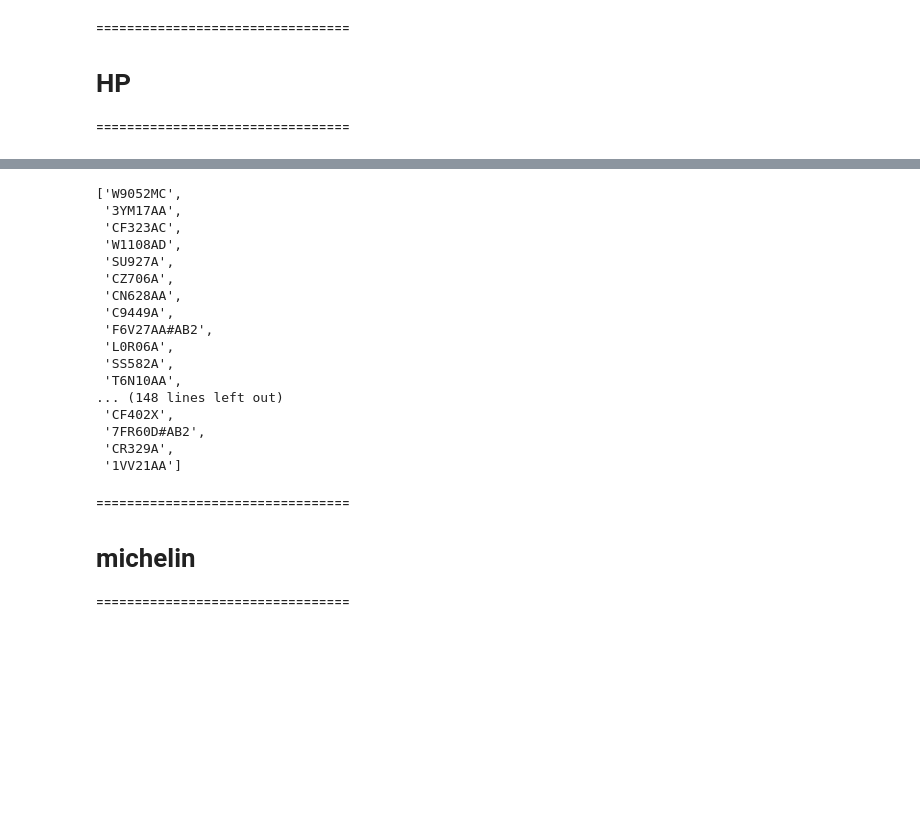
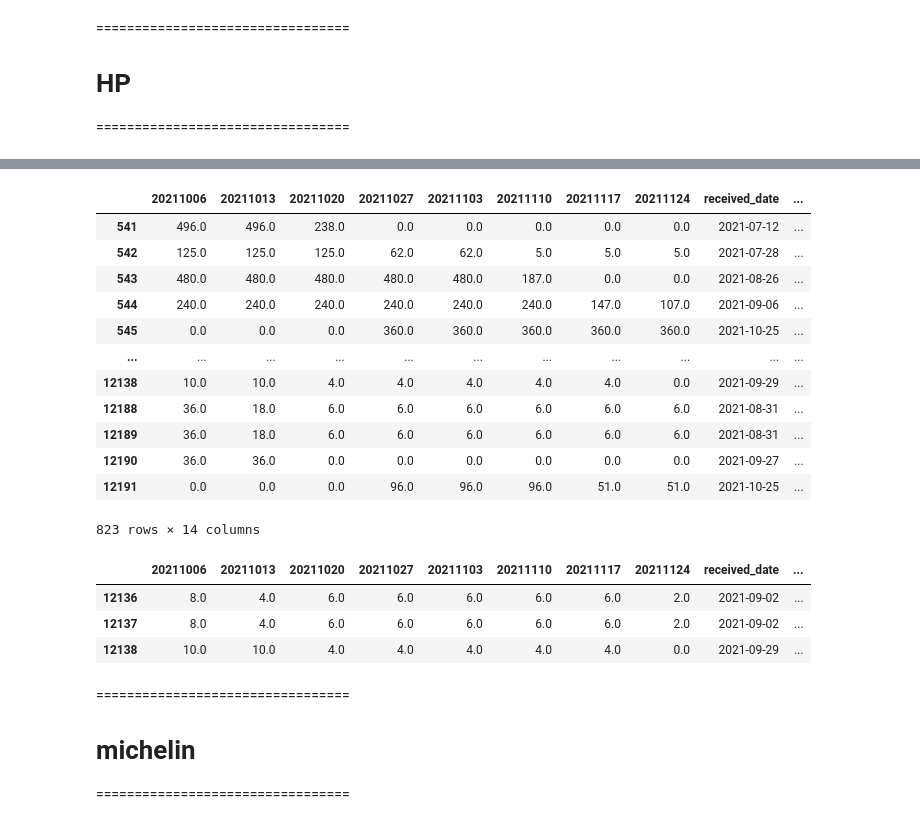
Before and after one commit to fyenne/play10_inv, a Jupyter notebook: inv_fifo.ipynb, the cells around one changed output, grey strips where cells are left out. Cells and saved outputs as stored; diff of their text form; code cells hidden in the pictures; blank space fills up the shorter version.

```diff
--- a/inv_fifo.ipynb
+++ b/inv_fifo.ipynb
@@ -164,8 +156,18 @@ view = output(df_err_bose,df0_bose)
 # %%
+view = output(df_err_bose,df0_bose)
+# 1000全新 3000退货 4000破损产品-
 def ou_level_lock_codes(lock_code_to_eliminate):
+    """
+    正则. lock_code 需要被排除的
+    """
     # output(df_err_bose,df0_bose)['sku'].unique()
-    select_none_lock  = pd.DataFrame(view.groupby('sku')['mark'].apply(list).astype(str).str.match('.+may')).reset_index()
-    select_none_lock2 = pd.DataFrame(view.groupby('sku')['lock_codes'].apply(list).astype(str).str.match('.+'+lock_code_to_eliminate)).reset_index()
+    select_none_lock  = pd.DataFrame(
+        view.groupby('sku')['mark'].apply(list).astype(str).str.match('.+may')
+        ).reset_index()
+    select_none_lock2 = pd.DataFrame(
+        view.groupby('sku')['lock_codes'].apply(list).astype(str).str.match('.+'+lock_code_to_eliminate)
+        ).reset_index()
+    # 去重
     bose_err_list = set(select_none_lock[~select_none_lock['mark']]['sku'].unique())
     bose_err_list2 = list(select_none_lock2[~select_none_lock2['lock_codes']]['sku'].unique())
     bose_err_list = list(bose_err_list.intersection(bose_err_list2))
@@ -216,26 +225,6 @@ output(df_err_hp, df0_hp)
 # %%
 view = output(df_err_hp, df0_hp)
-err_list_hp = ou_level_lock_codes('99')
+err_list_hp = ou_level_lock_codes('(QH|27)')
-# %%
-err_list_hp
-# %% [output]
-['W9052MC',
- '3YM17AA',
- 'CF323AC',
- 'W1108AD',
- 'SU927A',
- 'CZ706A',
- 'CN628AA',
- 'C9449A',
- 'F6V27AA#AB2',
- 'L0R06A',
- 'SS582A',
- 'T6N10AA',
-... (148 lines left out)
- 'CF402X',
- '7FR60D#AB2',
- 'CR329A',
- '1VV21AA']
 # %%
 # df0_hp[df0_hp['sku'] == '1VV21AA']
 # %%
@@ -245,3 +234,26 @@ hp_definite_wrong = check(err_list_hp, df0_hp)
 
 # Z7Y79A 问一下
 #
+# %%
+hp_definite_wrong
+# %% [output]
+|  | 20211006 | 20211013 | 20211020 | 20211027 | 20211103 | 20211110 | 20211117 | 20211124 | received_date | ... |
+| 541 | 496.0 | 496.0 | 238.0 | 0.0 | 0.0 | 0.0 | 0.0 | 0.0 | 2021-07-12 | ... |
+| 542 | 125.0 | 125.0 | 125.0 | 62.0 | 62.0 | 5.0 | 5.0 | 5.0 | 2021-07-28 | ... |
+| 543 | 480.0 | 480.0 | 480.0 | 480.0 | 480.0 | 187.0 | 0.0 | 0.0 | 2021-08-26 | ... |
+| 544 | 240.0 | 240.0 | 240.0 | 240.0 | 240.0 | 240.0 | 147.0 | 107.0 | 2021-09-06 | ... |
+| 545 | 0.0 | 0.0 | 0.0 | 360.0 | 360.0 | 360.0 | 360.0 | 360.0 | 2021-10-25 | ... |
+| ... | ... | ... | ... | ... | ... | ... | ... | ... | ... | ... |
+| 12138 | 10.0 | 10.0 | 4.0 | 4.0 | 4.0 | 4.0 | 4.0 | 0.0 | 2021-09-29 | ... |
+| 12188 | 36.0 | 18.0 | 6.0 | 6.0 | 6.0 | 6.0 | 6.0 | 6.0 | 2021-08-31 | ... |
+| 12189 | 36.0 | 18.0 | 6.0 | 6.0 | 6.0 | 6.0 | 6.0 | 6.0 | 2021-08-31 | ... |
+| 12190 | 36.0 | 36.0 | 0.0 | 0.0 | 0.0 | 0.0 | 0.0 | 0.0 | 2021-09-27 | ... |
+| 12191 | 0.0 | 0.0 | 0.0 | 96.0 | 96.0 | 96.0 | 51.0 | 51.0 | 2021-10-25 | ... |
+823 rows × 14 columns
+# %%
+hp_definite_wrong[hp_definite_wrong['sku'] == 'Z7Y79A']
+# %% [output]
+|  | 20211006 | 20211013 | 20211020 | 20211027 | 20211103 | 20211110 | 20211117 | 20211124 | received_date | ... |
+| 12136 | 8.0 | 4.0 | 6.0 | 6.0 | 6.0 | 6.0 | 6.0 | 2.0 | 2021-09-02 | ... |
+| 12137 | 8.0 | 4.0 | 6.0 | 6.0 | 6.0 | 6.0 | 6.0 | 2.0 | 2021-09-02 | ... |
+| 12138 | 10.0 | 10.0 | 4.0 | 4.0 | 4.0 | 4.0 | 4.0 | 0.0 | 2021-09-29 | ... |
```
Also changed, not shown: parts of 26 cells of this notebook.
